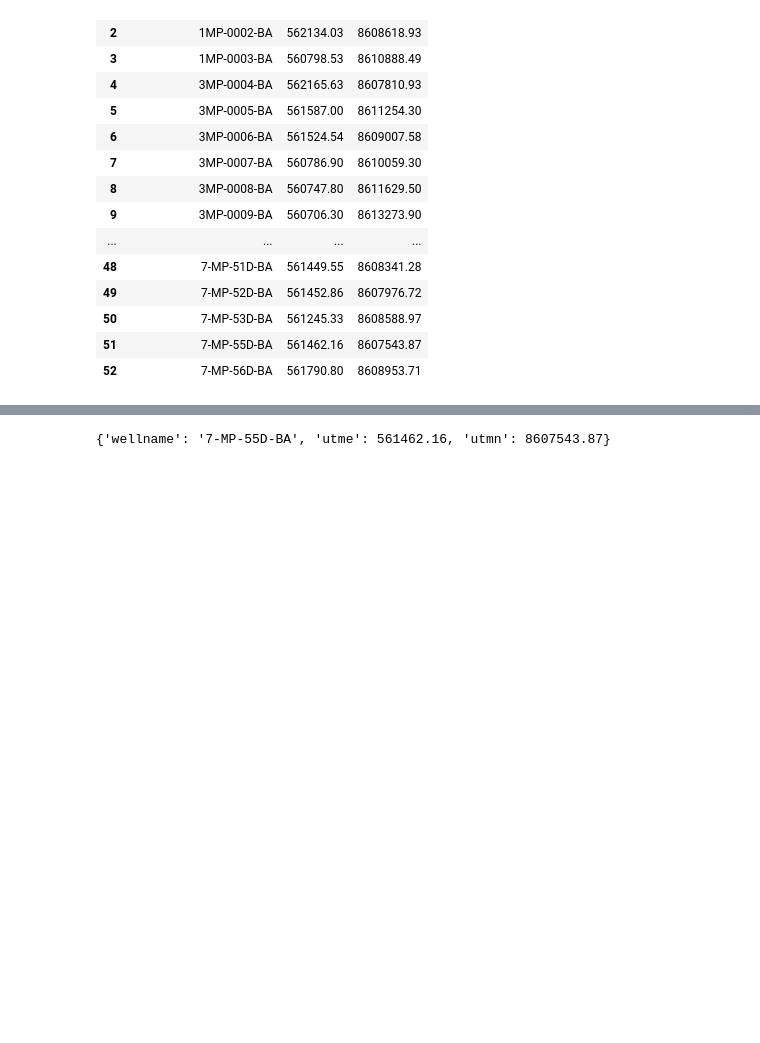
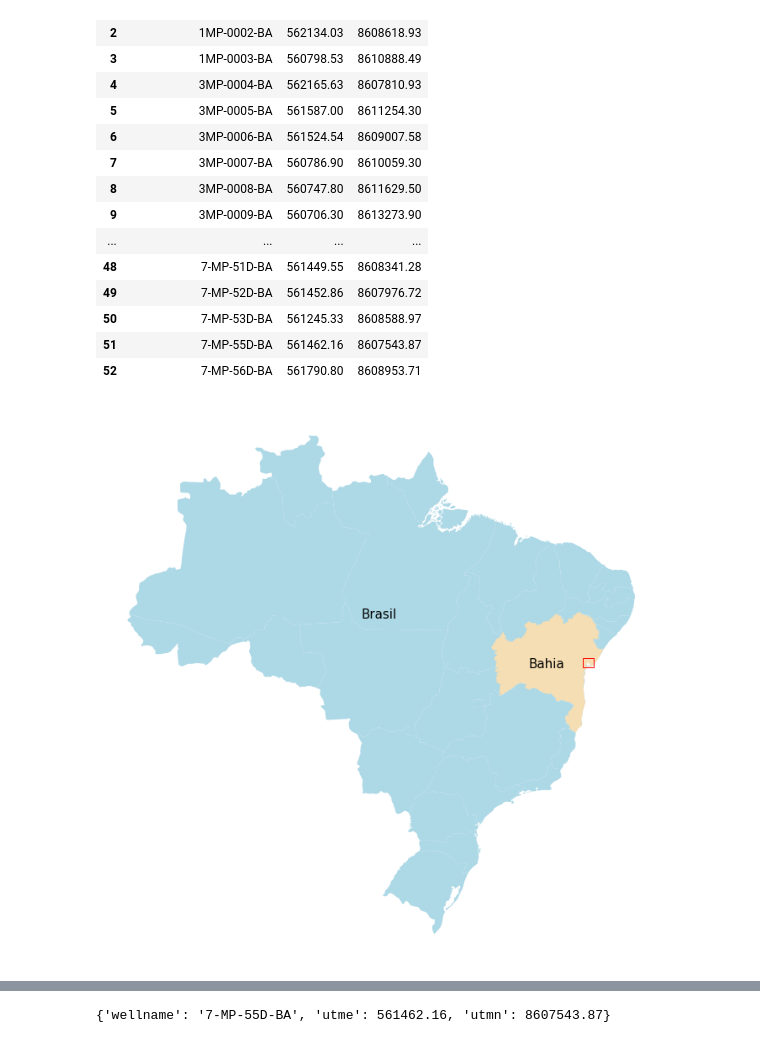
Before and after one commit to rmotadutra/PFG_2020, a Jupyter notebook: codes/SelectWells.ipynb, the cells around one changed output, grey strips where cells are left out. Saved outputs shown, nothing was run; the diff lists cells and outputs as text; code cells hidden in the pictures; blank space fills up the shorter version.

```diff
--- a/codes/SelectWells.ipynb
+++ b/codes/SelectWells.ipynb
@@ -42,0 +45,23 @@ fields = gpd.read_file(shapepath, rows=1)
+# %%
+#shape file import
+shapepath = "../data/campo_crc/brasil_WGS.shp"
+brasil = gpd.read_file(shapepath)
+# %%
+#shape file import
+shapepath = "../data/campo_crc/bahia_WGS.shp"
+bahia = gpd.read_file(shapepath)
+# %%
+plt.figure(figsize=(12,12))
+ax1 = plt.subplot()
+brasil.plot(ax=ax1, color='lightblue')
+bahia.plot(ax=ax1, color='wheat')
+ax1.fill([490000, 490000, 590000, 590000], [8560000, 8640000, 8640000, 8560000], color="red", facecolor='none')
+ax1.annotate('Bahia', xy=(0, 8560000), xytext=[0,0], textcoords='offset points', fontsize=15)
+ax1.annotate('Brasil', xy=(-1500000, 9000000), xytext=[0,0], textcoords='offset points', fontsize=15)
+ax1.axis('off')
+plt.ylabel('UTM_N $(m)$')
+plt.xlabel('UTM_E $(m)$')
+plt.savefig("../image/brasil.png", dpi=300, transparent=True)
+plt.show()
+# %% [output]
+[figure, added]
```
Also changed, not shown: parts of 10 cells of this notebook, 54 other files.
